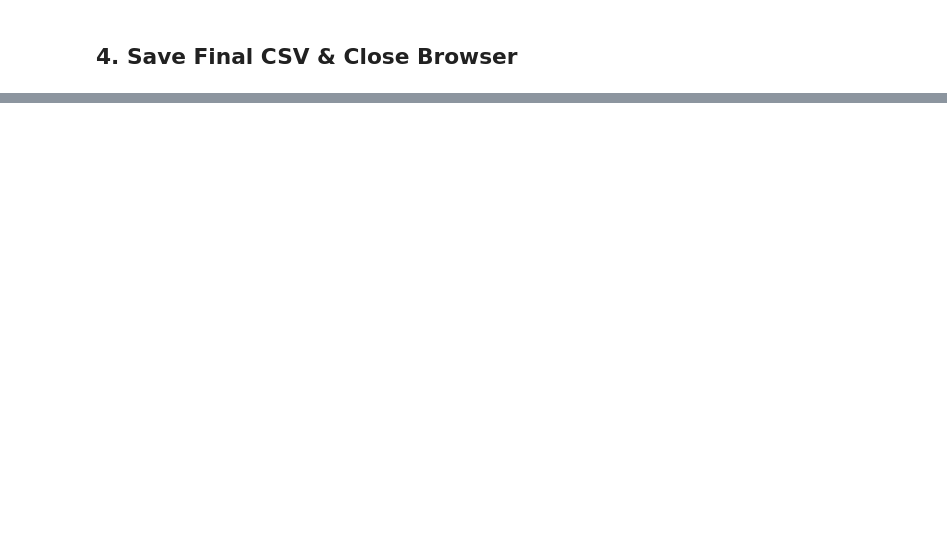
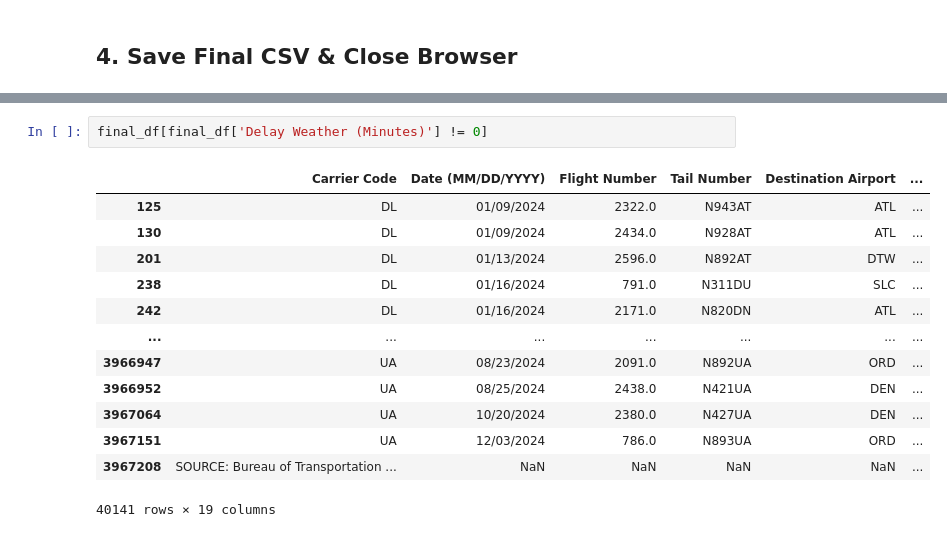
Before and after one commit to shearidl/Flight-Delays-Prediction-Model, a Jupyter notebook: scrape_departures.ipynb, the cells around one changed output, grey strips where cells are left out. Drawn from its saved outputs; the diff is of its cells as text; blank space fills up the shorter version.

```diff
--- a/scrape_departures.ipynb
+++ b/scrape_departures.ipynb
@@ -148,0 +266,16 @@ final_df
+# %%
+final_df[final_df['Delay Weather (Minutes)'] != 0]
+# %% [output]
+|  | Carrier Code | Date (MM/DD/YYYY) | Flight Number | Tail Number | Destination Airport | ... |
+| 125 | DL | 01/09/2024 | 2322.0 | N943AT | ATL | ... |
+| 130 | DL | 01/09/2024 | 2434.0 | N928AT | ATL | ... |
+| 201 | DL | 01/13/2024 | 2596.0 | N892AT | DTW | ... |
+| 238 | DL | 01/16/2024 | 791.0 | N311DU | SLC | ... |
+| 242 | DL | 01/16/2024 | 2171.0 | N820DN | ATL | ... |
+| ... | ... | ... | ... | ... | ... | ... |
+| 3966947 | UA | 08/23/2024 | 2091.0 | N892UA | ORD | ... |
+| 3966952 | UA | 08/25/2024 | 2438.0 | N421UA | DEN | ... |
+| 3967064 | UA | 10/20/2024 | 2380.0 | N427UA | DEN | ... |
+| 3967151 | UA | 12/03/2024 | 786.0 | N893UA | ORD | ... |
+| 3967208 | SOURCE: Bureau of Transportation ... | NaN | NaN | NaN | NaN | ... |
+40141 rows × 19 columns
```
Also changed, not shown: parts of 4 cells of this notebook, 2 other files.
